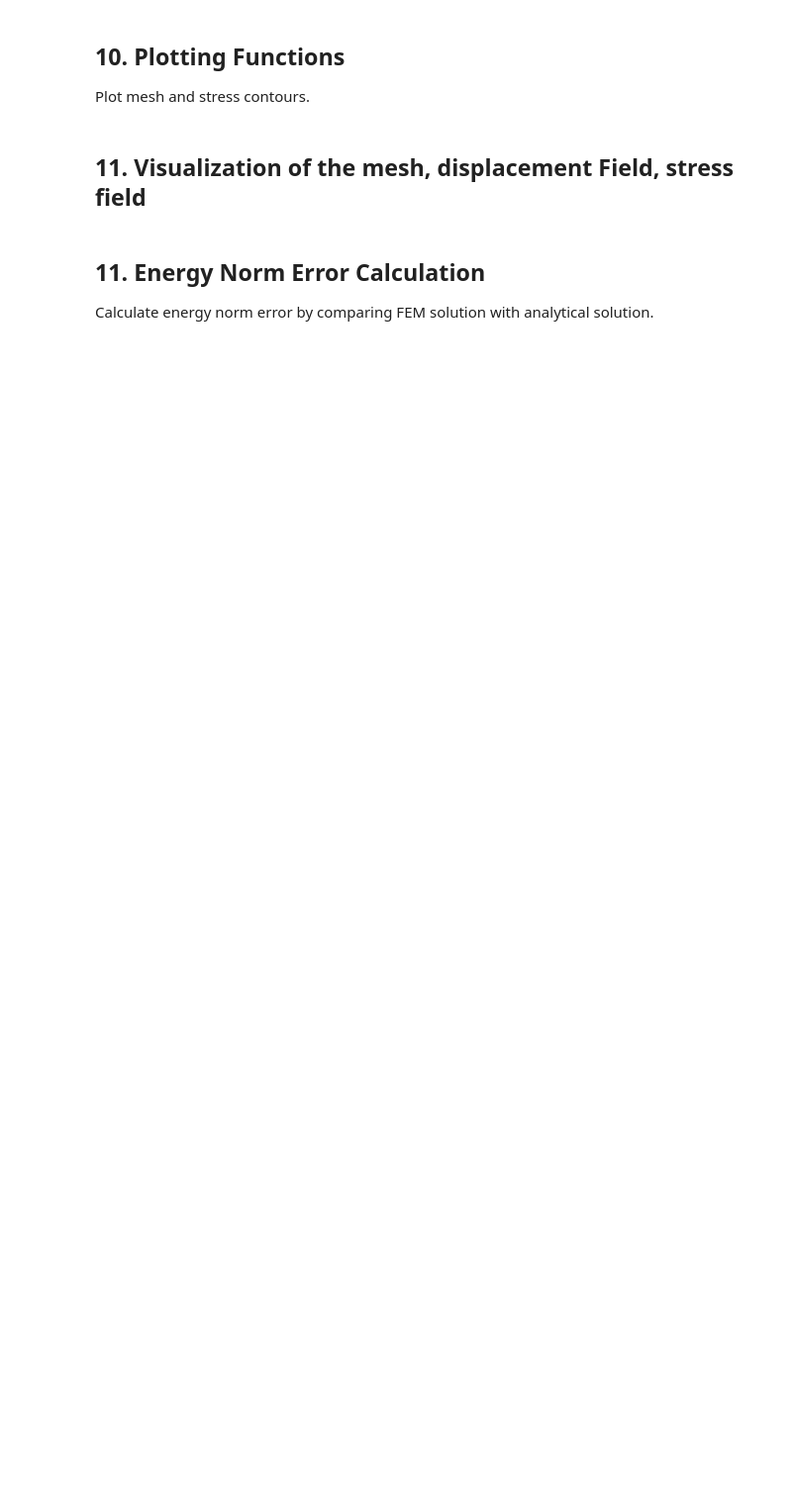
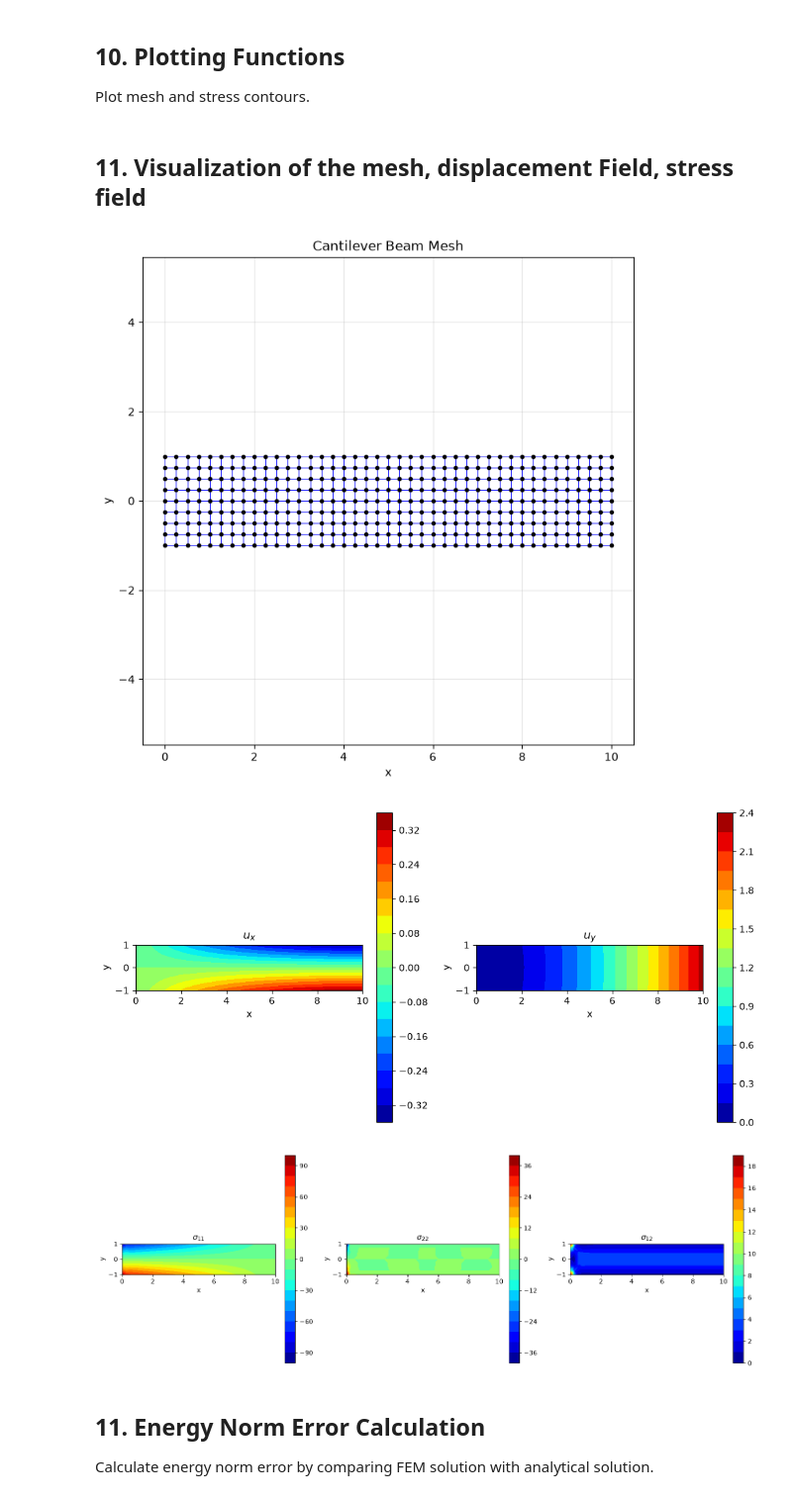
Before and after one commit to wangmeshfree/Nonlinear_FEM, a Jupyter notebook: notebooks/FEM2D_linear_plate_with_hole.ipynb, the cells around one changed output. Shown at 99% size. Drawn from its saved outputs; the diff is of its cells as text; code cells hidden in the pictures; blank space fills up the shorter version.

```diff
--- a/notebooks/FEM2D_linear_plate_with_hole.ipynb
+++ b/notebooks/FEM2D_linear_plate_with_hole.ipynb
@@ -568,5 +620,5 @@ def apply_essential_boundary_conditions(K, F, fixnodes):
 # %%
-# Plate with Hole FEM Analysis
+# Active FEM Analysis
 
 # Material stiffness matrix from the parameter definitions in Section 2.
 
@@ -576,7 +628,7 @@ def apply_essential_boundary_conditions(K, F, fixnodes):
 
 # Read the Gmsh-generated mesh and its named sets.
 total_nodes, coords, total_element, elements, boundary_connect, nodeset_list = read_lsdyna_k(
-    'Inputs/model_plate_with_hole_level_2.k'
+    active_config['mesh_file']
 )
 
 # Boundary conditions from the named sets.
@@ -606,4 +658,7 @@ K, F = apply_essential_boundary_conditions(K, F, fix_nodes)
 # Solve the linear system K U = F.
 U = np.linalg.solve(K, F)
 
+print(f'Active problem: {problem_name}')
+print(f'Mesh: {active_config["mesh_file"]}')
+print(f'Nodes: {total_nodes}, elements: {total_element}')
 print(U)
@@ -768,16 +841,20 @@ def plot_stress_contours(coords, elements, s11, s22, s12):
 ## 11. Visualization of the mesh, displacement Field, stress field
 # %%
 # Mesh visualization.
-plot_mesh(coords, elements, "Plate with Hole Mesh")
+plot_mesh(coords, elements, f"{active_config['title']} Mesh")
 
 # Displacement-component contours.
 plot_displacement_field(coords, elements, U)
 
 # Recover nodal stresses from the FEM displacement solution.
 sigma11, sigma22, sigma12 = compute_stress_at_nodes(coords, elements, U, D_mat)
 
 # Stress-field visualization.
 plot_stress_contours(coords, elements, sigma11, sigma22, sigma12)
+# %% [output]
+[figure, added]
+[figure, added]
+[figure, added]
 # %% [markdown]
 ## 11. Energy Norm Error Calculation
 
```
Also changed, not shown: parts of 10 cells of this notebook.
